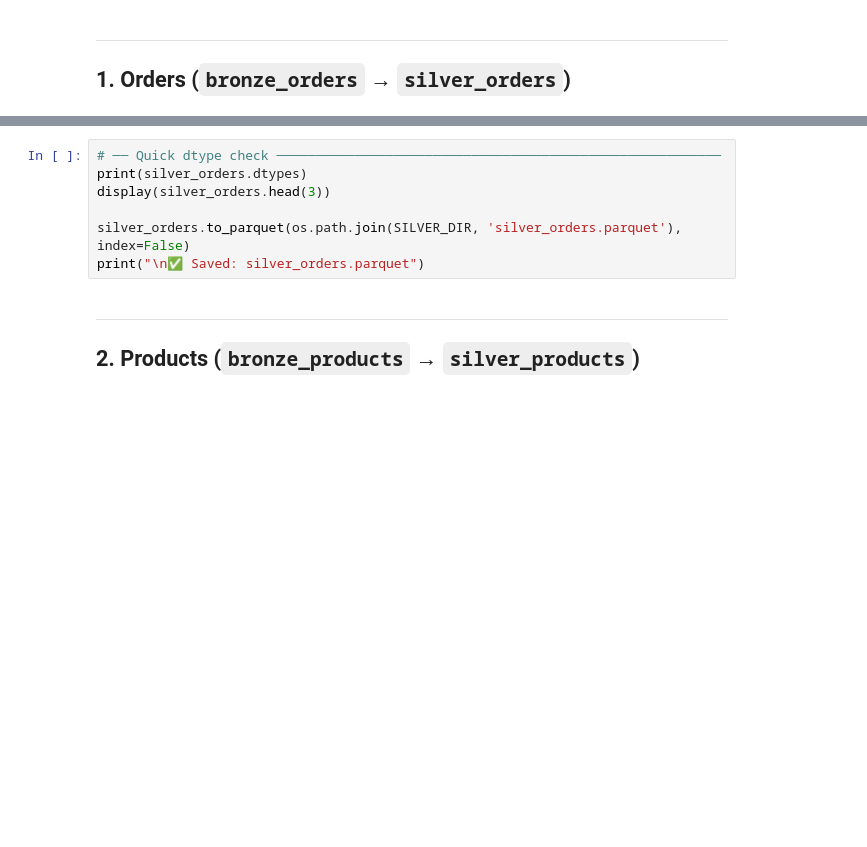
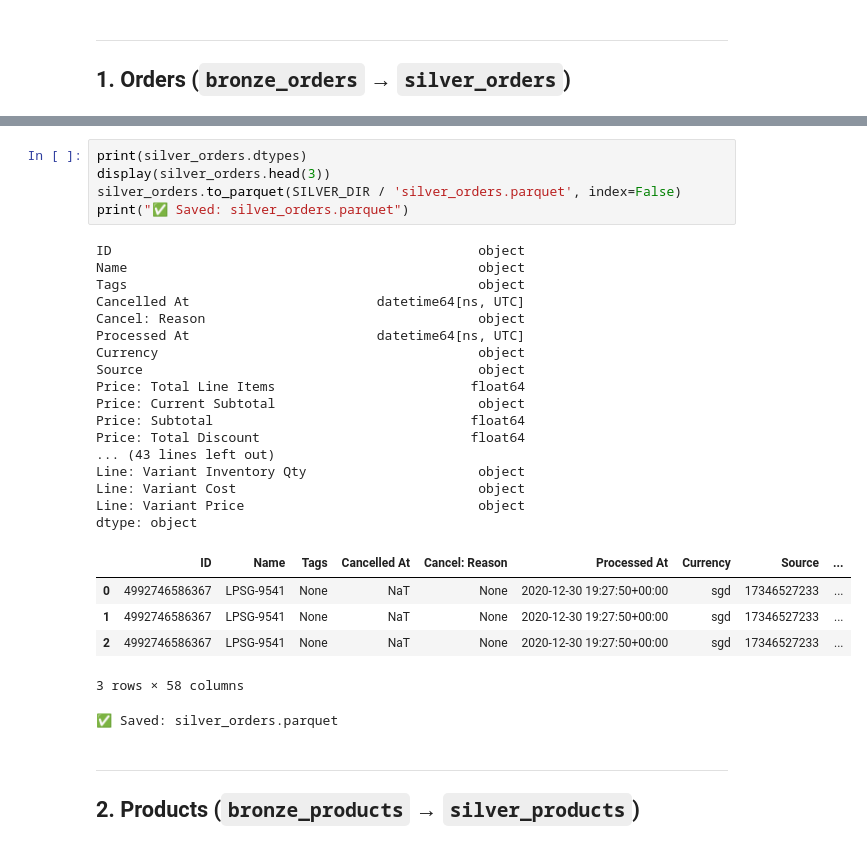
Before and after one commit to alvdoan/Applied-Data-Group-Project, a Jupyter notebook: 02_silver_cleaning_draft.ipynb, the cells around one changed output, grey strips where cells are left out. Saved outputs shown, nothing was run; the diff lists cells and outputs as text; blank space fills up the shorter version.

```diff
--- a/02_silver_cleaning_draft.ipynb
+++ b/02_silver_cleaning_draft.ipynb
@@ -125,10 +198,32 @@ cleaning_report(df_raw, silver_orders, 'silver_orders')
 # %%
-# ── Quick dtype check ─────────────────────────────────────────────────────────
 print(silver_orders.dtypes)
 display(silver_orders.head(3))
-
-silver_orders.to_parquet(os.path.join(SILVER_DIR, 'silver_orders.parquet'), index=False)
-print("\n✅ Saved: silver_orders.parquet")
+silver_orders.to_parquet(SILVER_DIR / 'silver_orders.parquet', index=False)
+print("✅ Saved: silver_orders.parquet")
+# %% [output]
+ID                                               object
+Name                                             object
+Tags                                             object
+Cancelled At                        datetime64[ns, UTC]
+Cancel: Reason                                   object
+Processed At                        datetime64[ns, UTC]
+Currency                                         object
+Source                                           object
+Price: Total Line Items                         float64
+Price: Current Subtotal                          object
+Price: Subtotal                                 float64
+Price: Total Discount                           float64
+... (43 lines left out)
+Line: Variant Inventory Qty                      object
+Line: Variant Cost                               object
+Line: Variant Price                              object
+dtype: object
+|  | ID | Name | Tags | Cancelled At | Cancel: Reason | Processed At | Currency | Source | ... |
+| 0 | 4992746586367 | LPSG-9541 | None | NaT | None | 2020-12-30 19:27:50+00:00 | sgd | 17346527233 | ... |
+| 1 | 4992746586367 | LPSG-9541 | None | NaT | None | 2020-12-30 19:27:50+00:00 | sgd | 17346527233 | ... |
+| 2 | 4992746586367 | LPSG-9541 | None | NaT | None | 2020-12-30 19:27:50+00:00 | sgd | 17346527233 | ... |
+3 rows × 58 columns
+✅ Saved: silver_orders.parquet
 # %% [markdown]
 ---
 ## 2. Products (`bronze_products` → `silver_products`)
```
Also changed, not shown: parts of 45 cells of this notebook, 3 other files.
